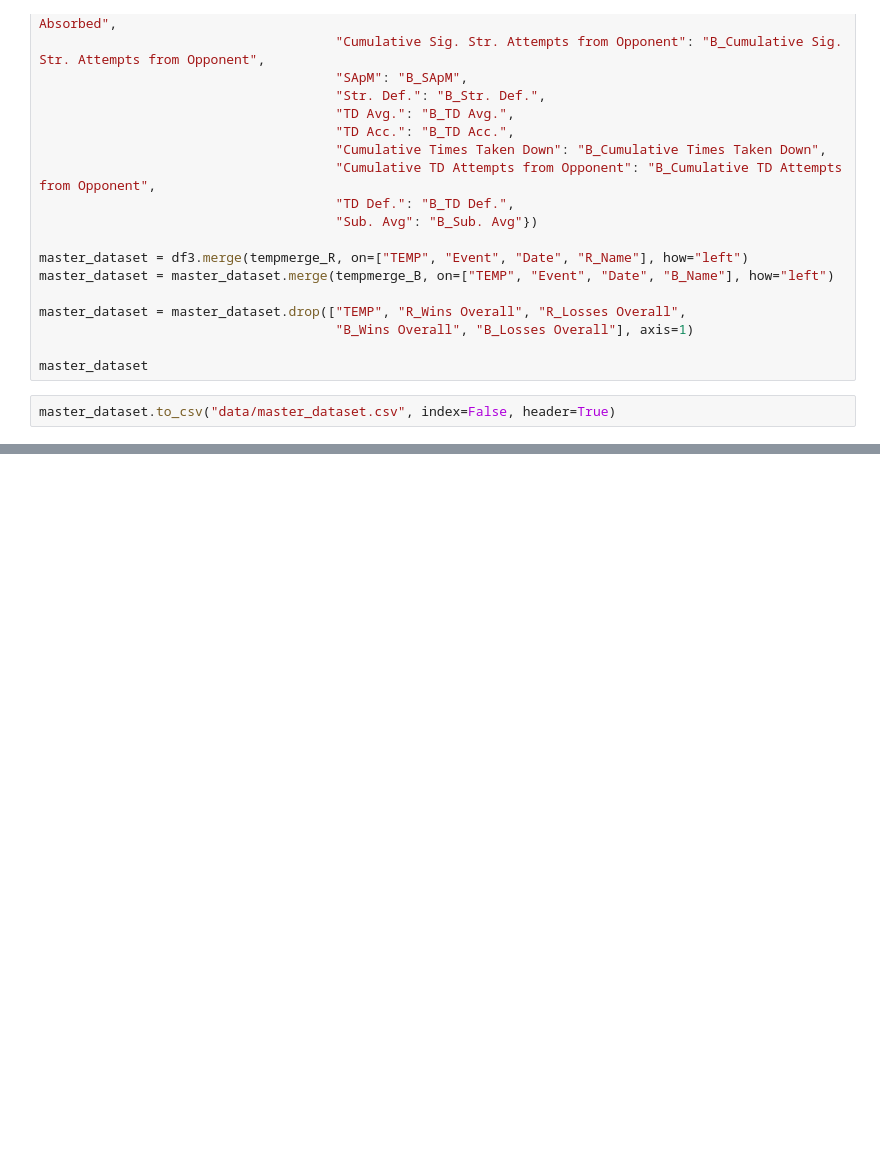
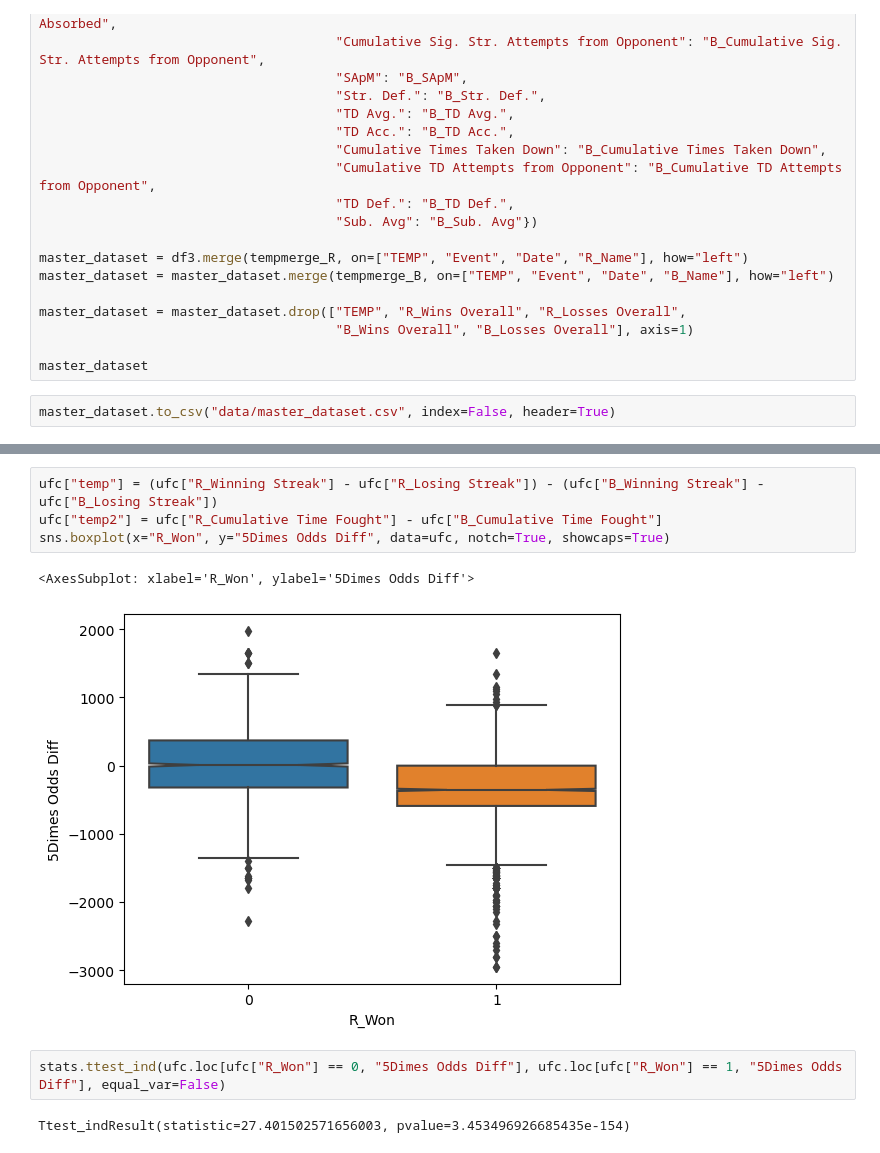
Before and after one commit to ehan03/UFC-Predict, a Jupyter notebook: preprocessing.ipynb, the cells around one changed output, grey strips where cells are left out. Drawn from its saved outputs; the diff is of its cells as text; blank space fills up the shorter version.

```diff
--- a/preprocessing.ipynb
+++ b/preprocessing.ipynb
@@ -1659,0 +1758,11 @@ ufc
+# %%
+ufc["temp"] = (ufc["R_Winning Streak"] - ufc["R_Losing Streak"]) - (ufc["B_Winning Streak"] - ufc["B_Losing Streak"])
+ufc["temp2"] = ufc["R_Cumulative Time Fought"] - ufc["B_Cumulative Time Fought"]
+sns.boxplot(x="R_Won", y="5Dimes Odds Diff", data=ufc, notch=True, showcaps=True)
+# %% [output]
+<AxesSubplot: xlabel='R_Won', ylabel='5Dimes Odds Diff'>
+[figure, added]
+# %%
+stats.ttest_ind(ufc.loc[ufc["R_Won"] == 0, "5Dimes Odds Diff"], ufc.loc[ufc["R_Won"] == 1, "5Dimes Odds Diff"], equal_var=False)
+# %% [output]
+Ttest_indResult(statistic=27.401502571656003, pvalue=3.453496926685435e-154)
```
Also changed, not shown: parts of 3 cells of this notebook.
